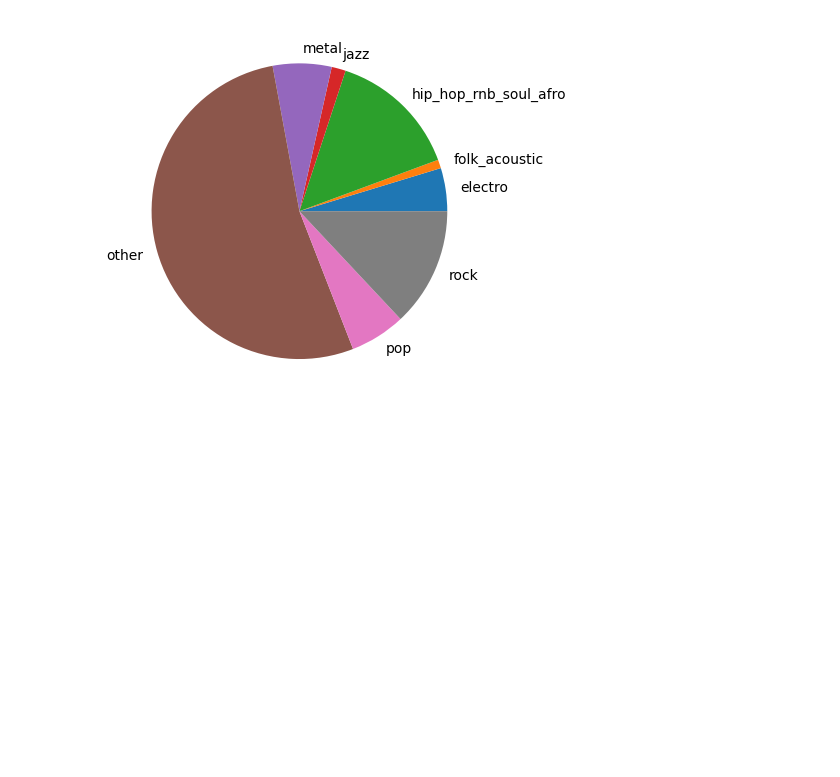
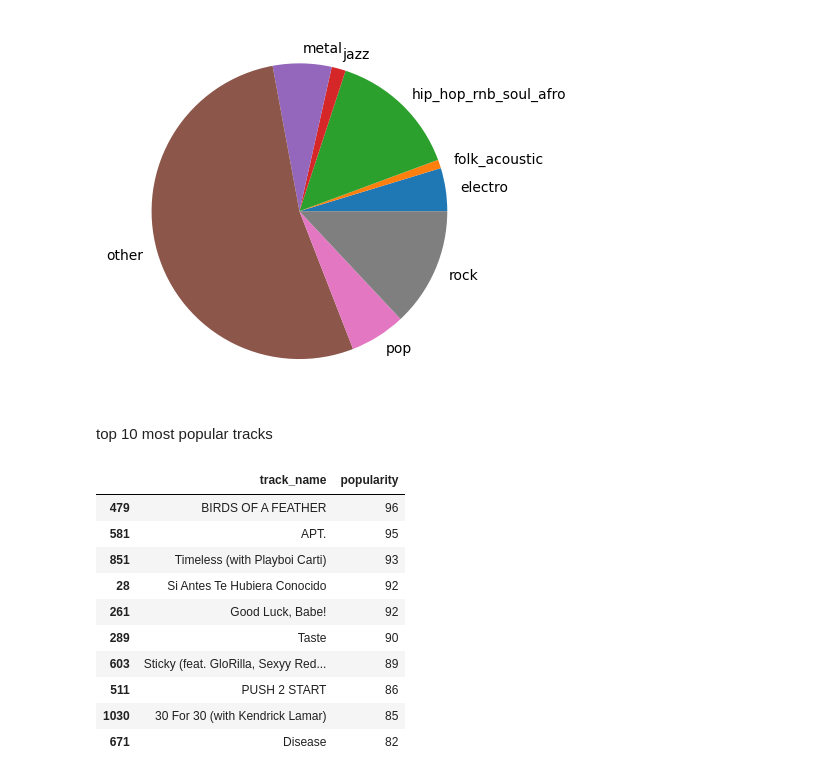
Before and after one commit to fabmav/Spotify_Radar_Playlist, a Jupyter notebook: weekly_data_analysis.ipynb, the cells around one changed output. Cells and saved outputs as stored; diff of their text form; code cells hidden in the pictures; blank space fills up the shorter version.

```diff
--- a/weekly_data_analysis.ipynb
+++ b/weekly_data_analysis.ipynb
@@ -43,3 +52,20 @@ plt.pie(x=df_genre_pie['artist_id'],labels=df_genre_pie['artist_genre_main'])
 plt.show()
 # %% [output]
 [figure]
+# %% [markdown]
+top 10 most popular tracks
+# %%
+df_popular_track = df_spotify[['track_name','popularity']].drop_duplicates(subset="track_name").sort_values(by="popularity",ascending=False).head(10)
+df_popular_track.head(10)
+# %% [output]
+|  | track_name | popularity |
+| 479 | BIRDS OF A FEATHER | 96 |
+| 581 | APT. | 95 |
+| 851 | Timeless (with Playboi Carti) | 93 |
+| 28 | Si Antes Te Hubiera Conocido | 92 |
+| 261 | Good Luck, Babe! | 92 |
+| 289 | Taste | 90 |
+| 603 | Sticky (feat. GloRilla, Sexyy Red... | 89 |
+| 511 | PUSH 2 START | 86 |
+| 1030 | 30 For 30 (with Kendrick Lamar) | 85 |
+| 671 | Disease | 82 |
```
Also changed, not shown: parts of 6 cells of this notebook, 4 other files.
